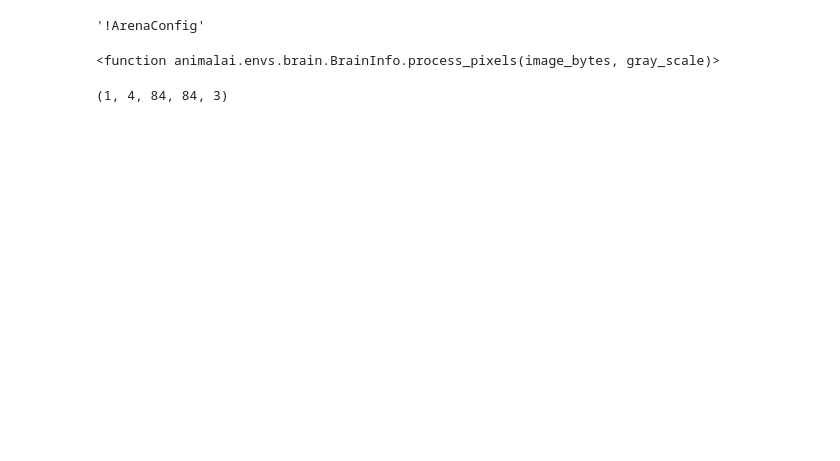
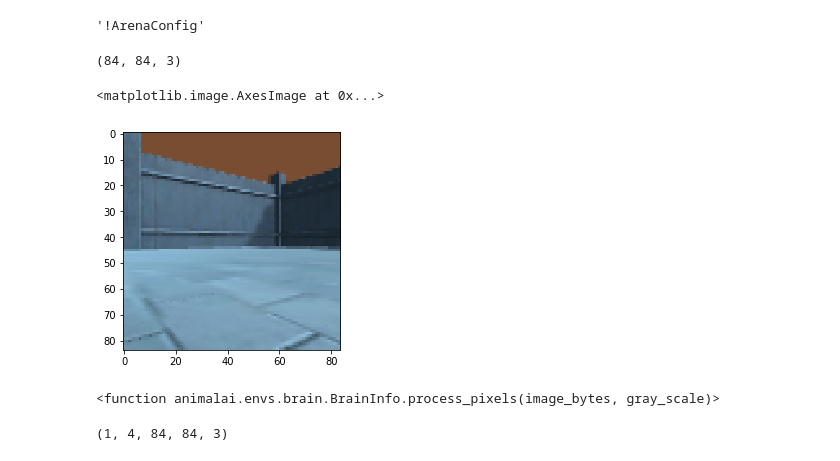
Before and after one commit to ehddnr747/duju_animal_ai_olympics, a Jupyter notebook: animal_env_test.ipynb, the cells around one changed output. Drawn from its saved outputs; the diff is of its cells as text; code cells hidden in the pictures; blank space fills up the shorter version.

```diff
--- a/animal_env_test.ipynb
+++ b/animal_env_test.ipynb
@@ -9,9 +9,6 @@ from animalai.envs import ArenaConfig
 # %%
 env= UnityEnvironment(
         file_name='/home/duju/animal_ai_olympics/AnimalAI-Olympics/env/AnimalAI.x86_64',   # Path to the environment
-        n_arenas = 4,
-        resolution = 480
-
         )
 # %% [output]
 INFO:mlagents.envs:
@@ -27,3 +56,5 @@ t = ArenaConfig("./configs/4-Avoidance.yaml")
 t.yaml_tag
 # %% [output]
 '!ArenaConfig'
+# %%
+T = A["Learner"]
@@ -30,3 +63,12 @@ t.yaml_tag
+# %%
+(np.array(frame * 256, dtype=np.ubyte) / np.array([256],dtype=np.float32)).shape
+# %% [output]
+(84, 84, 3)
+# %%
+plt.imshow(T.visual_observations[0][0][:,:,[2,1,0]])
+# %% [output]
+<matplotlib.image.AxesImage at 0x...>
+[figure, added]
 # %%
 B = env.step(vector_action=np.array([[0,1],[1,0],[0,1],[1,1]]))
 # %%
```
Also changed, not shown: parts of 8 cells of this notebook, 10 other files.
